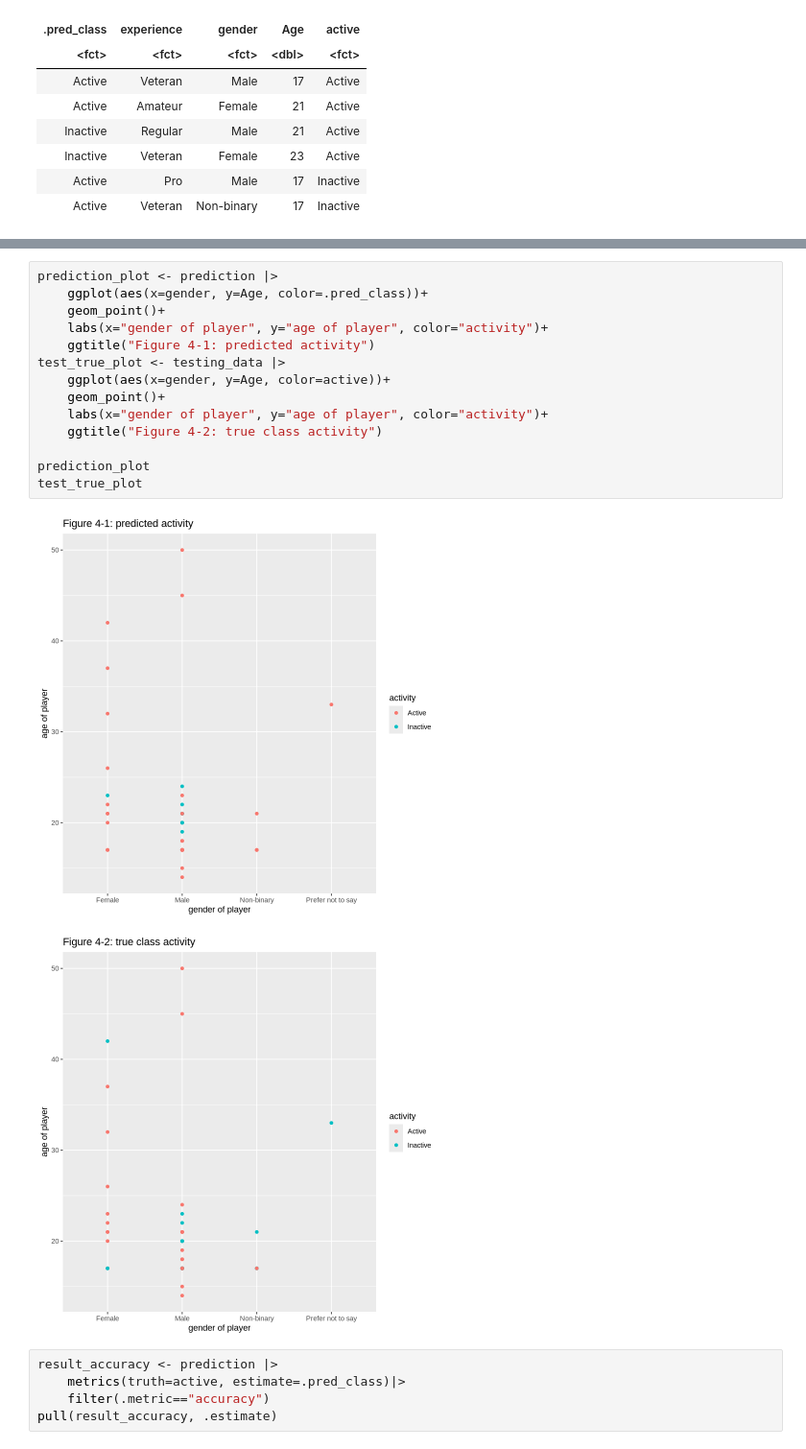
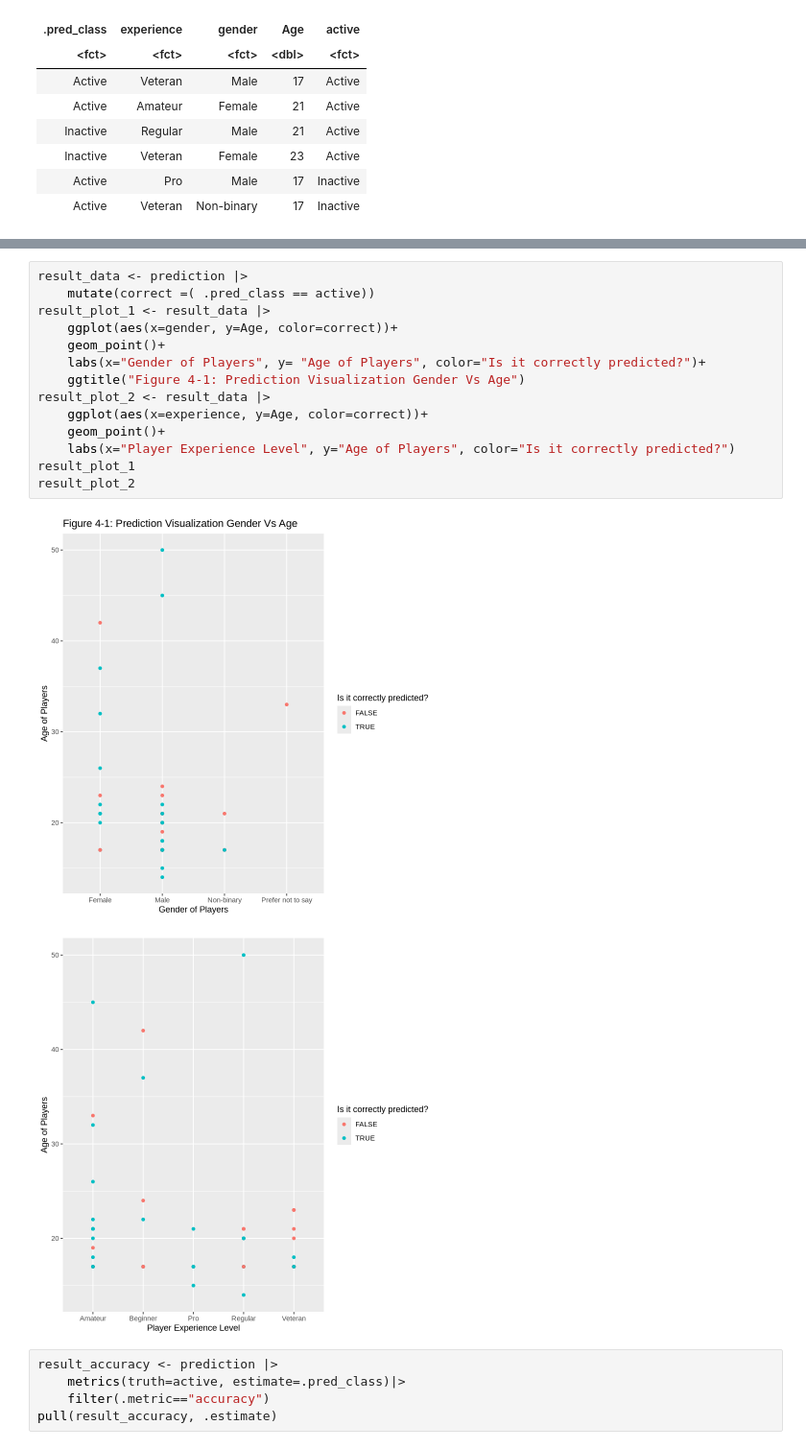
Before and after one commit to lucychenyun/DSCI100-Project-Group, a Jupyter notebook: Project.ipynb, the cells around one changed output, grey strips where cells are left out. Shown at 96% size. Drawn from its saved outputs; the diff is of its cells as text.

Commit message:
changed analysis plot

```diff
--- a/Project.ipynb
+++ b/Project.ipynb
@@ -277,20 +268,20 @@ Prediction Active Inactive
-# %%
-prediction_plot <- prediction |>
-    ggplot(aes(x=gender, y=Age, color=.pred_class))+
-    geom_point()+
-    labs(x="gender of player", y="age of player", color="activity")+
-    ggtitle("Figure 4-1: predicted activity")
-test_true_plot <- testing_data |>
-    ggplot(aes(x=gender, y=Age, color=active))+
-    geom_point()+
-    labs(x="gender of player", y="age of player", color="activity")+
-    ggtitle("Figure 4-2: true class activity")
-
-prediction_plot
-test_true_plot
-# %% [output]
-[figure, removed]
-[figure, removed]
+# %%
+result_data <- prediction |>
+    mutate(correct =( .pred_class == active))
+result_plot_1 <- result_data |>
+    ggplot(aes(x=gender, y=Age, color=correct))+
+    geom_point()+
+    labs(x="Gender of Players", y= "Age of Players", color="Is it correctly predicted?")+
+    ggtitle("Figure 4-1: Prediction Visualization Gender Vs Age")
+result_plot_2 <- result_data |>
+    ggplot(aes(x=experience, y=Age, color=correct))+
+    geom_point()+
+    labs(x="Player Experience Level", y="Age of Players", color="Is it correctly predicted?")
+result_plot_1
+result_plot_2
+# %% [output]
+[figure, added]
+[figure, added]
 # %%
 result_accuracy <- prediction |>
     metrics(truth=active, estimate=.pred_class)|>
```
Also changed, not shown: parts of 3 cells of this notebook.
